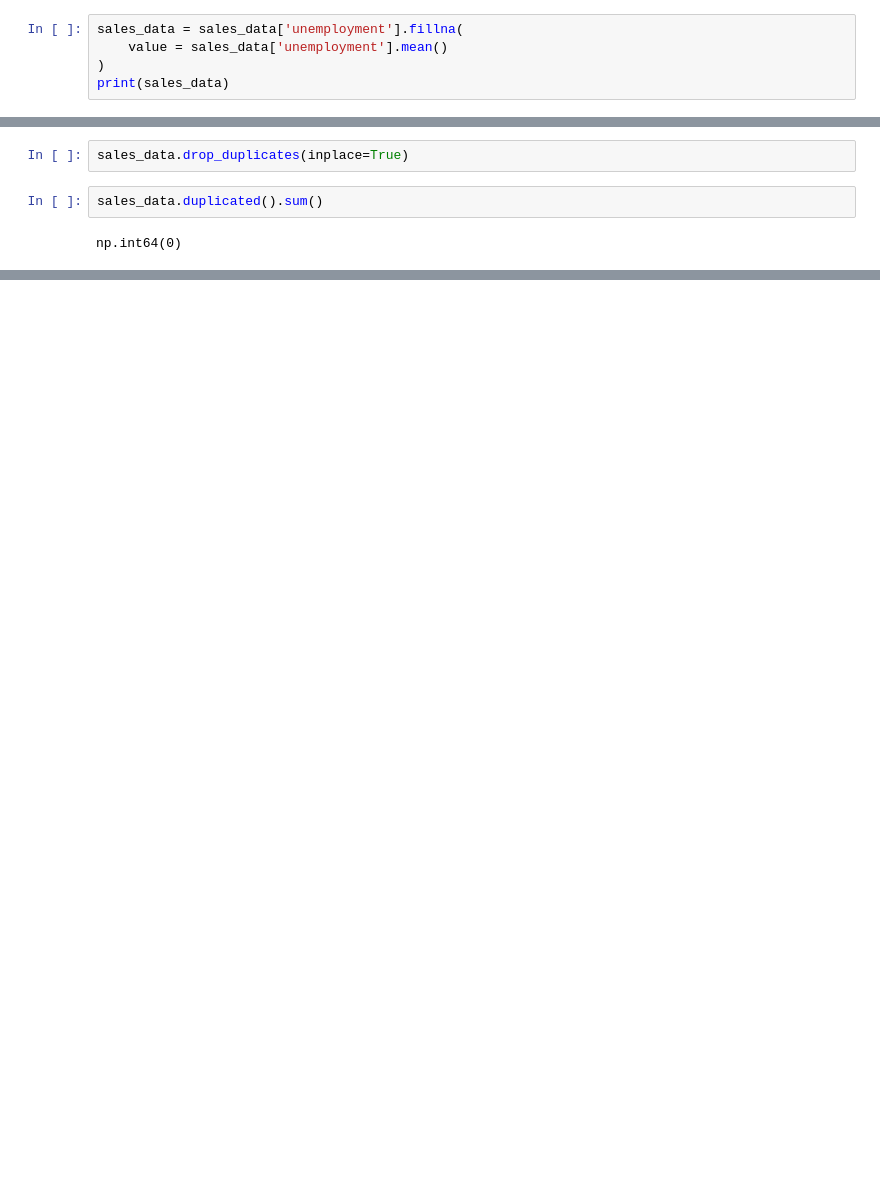
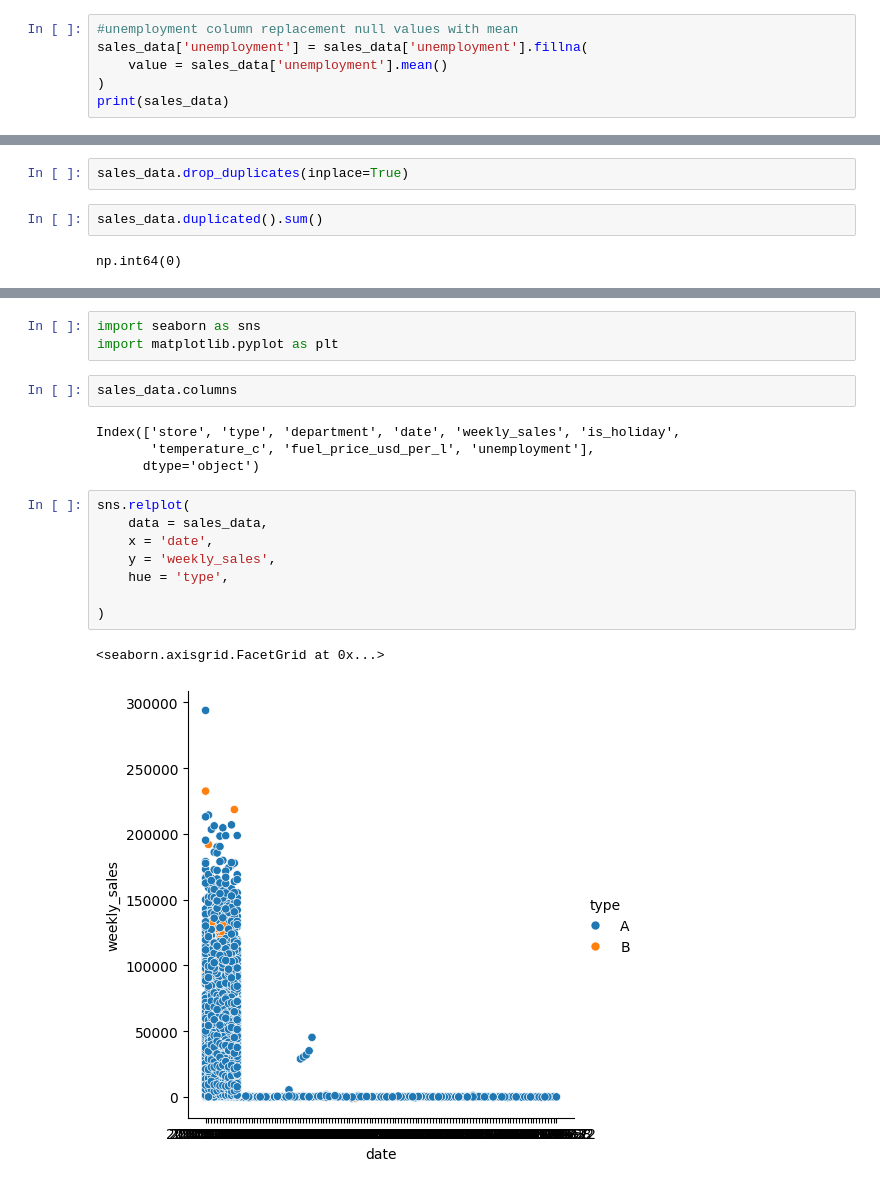
Before and after one commit to tareq-ur/Project1, a Jupyter notebook: Project/handling_catagorical_data.ipynb, the cells around one changed output, grey strips where cells are left out. Drawn from its saved outputs; the diff is of its cells as text; blank space fills up the shorter version.

```diff
--- a/Project/handling_catagorical_data.ipynb
+++ b/Project/handling_catagorical_data.ipynb
@@ -261,7 +272,8 @@ sales_data.head(25)
 | 23 | 23 | 1 | A | 2 | 2011-01-07 | 43202.29 | False | 9.038889 | ... |
 | 24 | 24 | 1 | A | 3 | 2010-02-05 | 13740.12 | False | 5.727778 | ... |
 # %%
-sales_data = sales_data['unemployment'].fillna(
+#unemployment column replacement null values with mean
+sales_data['unemployment'] = sales_data['unemployment'].fillna(
     value = sales_data['unemployment'].mean()
 )
 print(sales_data)
@@ -363,0 +445,20 @@ Name: unemployment, Length: 126, dtype: float64
+# %%
+import seaborn as sns
+import matplotlib.pyplot as plt
+# %%
+sales_data.columns
+# %% [output]
+Index(['store', 'type', 'department', 'date', 'weekly_sales', 'is_holiday',
+       'temperature_c', 'fuel_price_usd_per_l', 'unemployment'],
+      dtype='object')
+# %%
+sns.relplot(
+    data = sales_data,
+    x = 'date',
+    y = 'weekly_sales',
+    hue = 'type',
+
+)
+# %% [output]
+<seaborn.axisgrid.FacetGrid at 0x...>
+[figure, added]
```
Also changed, not shown: parts of 16 cells of this notebook.
